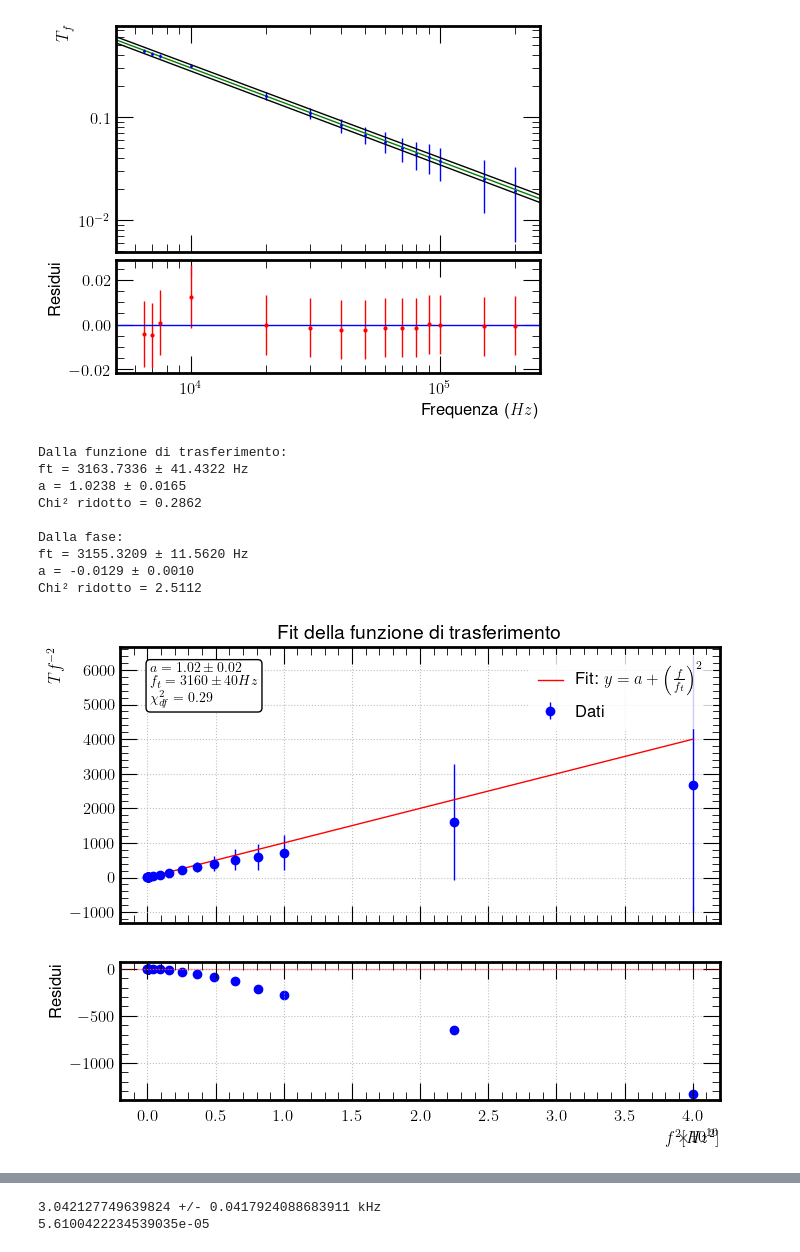
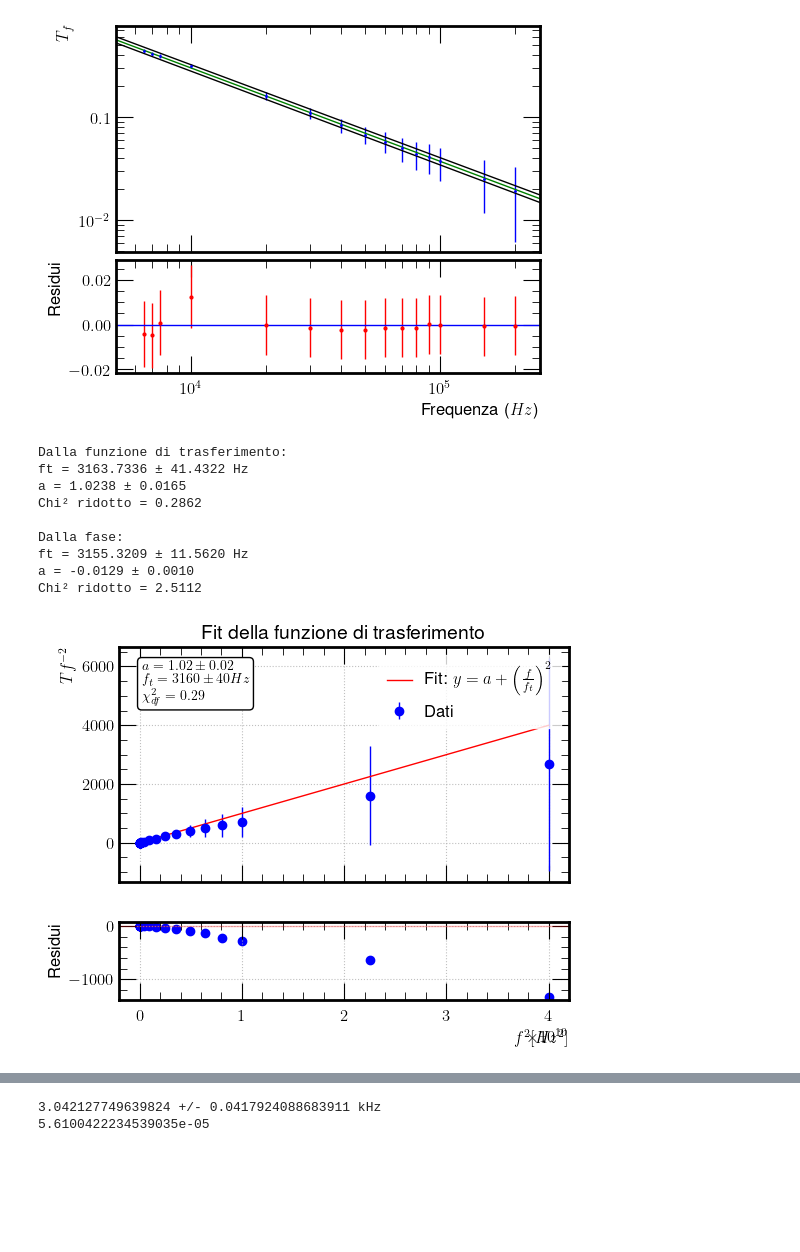
Before and after one commit to Fra005Ve/G09---SF2-, a Jupyter notebook: RC in frequenza/RCfrequenza.ipynb, the cells around one changed output, grey strips where cells are left out. Saved outputs shown, nothing was run; the diff lists cells and outputs as text; code cells hidden in the pictures; blank space fills up the shorter version.

```diff
--- a/RC in frequenza/RCfrequenza.ipynb
+++ b/RC in frequenza/RCfrequenza.ipynb
@@ -288,7 +288,7 @@ def fit_fase(f, phi, sphi):
 # Funzione per visualizzare i risultati con residui e chi2
 def plot_results(f, Tf, sTf, phi, sphi, params_Tf, chi2_Tf, residui_Tf, y_fit_Tf, params_phi, chi2_phi, residui_phi, y_fit_phi, ft_Tf, ft_err_Tf, a_Tf, a_err_Tf, ft_phi, ft_err_phi, a_phi, a_err_phi):
     # Creiamo figure con subplot per funzione di trasferimento e residui
-    fig1, (ax1, ax3) = plt.subplots(2, 1, figsize=(7.5, 6), gridspec_kw={'height_ratios': [2, 1]}, sharex=True)
+    fig1, (ax1, ax3) = plt.subplots(2, 1, figsize=(6, 5), gridspec_kw={'height_ratios': [3, 1]}, sharex=True)
 
     # Plot per la funzione di trasferimento
     x_data_Tf = f**2
@@ -319,13 +319,13 @@ def plot_results(f, Tf, sTf, phi, sphi, params_Tf, chi2_Tf, residui_Tf, y_fit_Tf
     ax3.axhline(y=0, color='r', linestyle='-', alpha=0.3)
     ax3.scatter(x_data_Tf, residui_Tf)
     ax3.grid(True)
-    ax3.set_xlabel(r'$f^2 [Hz^2]$')
+    ax3.set_xlabel(r'$f^2 [Hz^2]$ ~~~~~~~~~~~~~~~')
     ax3.set_ylabel('Residui')
 
     plt.tight_layout()
 
     # Creiamo figure con subplot per fase e residui
-    fig2, (ax2, ax4) = plt.subplots(2, 1, figsize=(7.5, 6), gridspec_kw={'height_ratios': [2, 1]}, sharex=True)
+    fig2, (ax2, ax4) = plt.subplots(2, 1, figsize=(6, 5), gridspec_kw={'height_ratios': [3, 1]}, sharex=True)
 
     # Plot per la fase
     x_data_phi = f
@@ -351,6 +351,8 @@ def plot_results(f, Tf, sTf, phi, sphi, params_Tf, chi2_Tf, residui_Tf, y_fit_Tf
     ax2.legend()
     ax2.grid(True)
     ax2.set_title('Fit della fase')
+
+    ax2.set_ylim(-250, 300)
 
     # Plot dei residui
     ax4.axhline(y=0, color='r', linestyle='-', alpha=0.3)
@@ -371,31 +373,31 @@ a_phi, a_err_phi, ft_phi, ft_err_phi, params_phi, _, chi2_phi, residui_phi, y_fi
 # Stampa i risultati
 print(f"Dalla funzione di trasferimento:")
 print(f"ft = {ft_Tf:.4f} ± {ft_err_Tf:.4f} Hz")
 print(f"a = {a_Tf:.4f} ± {a_err_Tf:.4f}")
 print(f"Chi² ridotto = {chi2_Tf:.4f}")
 print("\nDalla fase:")
 print(f"ft = {ft_phi:.4f} ± {ft_err_phi:.4f} Hz")
 print(f"a = {a_phi:.4f} ± {a_err_phi:.4f}")
 print(f"Chi² ridotto = {chi2_phi:.4f}")
 
 # Visualizza i risultati
 fig1, fig2 = plot_results(f, Tf, sTf, phi, sphi, params_Tf, chi2_Tf, residui_Tf, y_fit_Tf,
                          params_phi, chi2_phi, residui_phi, y_fit_phi,
                          ft_Tf, ft_err_Tf, a_Tf, a_err_Tf,
                          ft_phi, ft_err_phi, a_phi, a_err_phi)
 
 frequenze.append(ft_Tf)
 frequenze.append(ft_phi)
 sfrequenze.append(ft_err_Tf)
 sfrequenze.append(ft_err_phi)
 # %% [output]
 Dalla funzione di trasferimento:
 ft = 3163.7336 ± 41.4322 Hz
 a = 1.0238 ± 0.0165
 Chi² ridotto = 0.2862
 
 Dalla fase:
 ft = 3155.3209 ± 11.5620 Hz
 a = -0.0129 ± 0.0010
 Chi² ridotto = 2.5112
-[figure, old version]
+[figure, new version]
```
Also changed, not shown: parts of 2 cells of this notebook.
